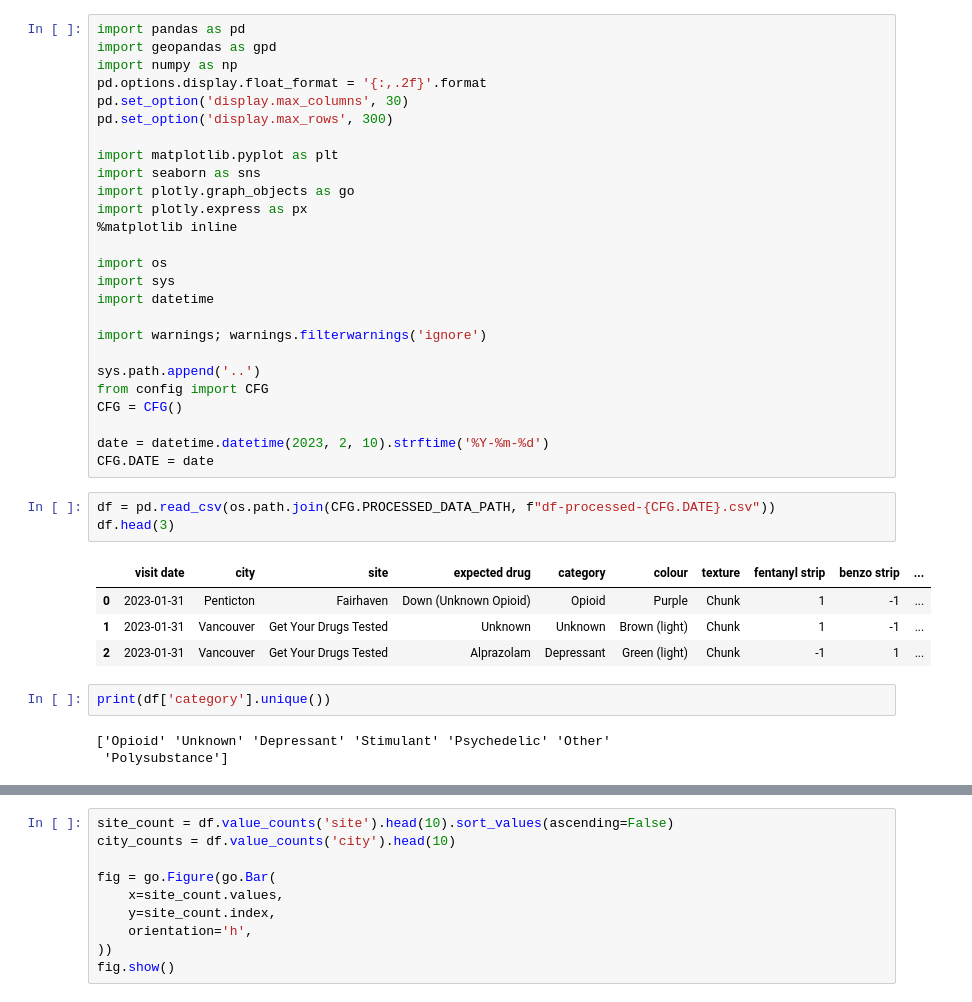
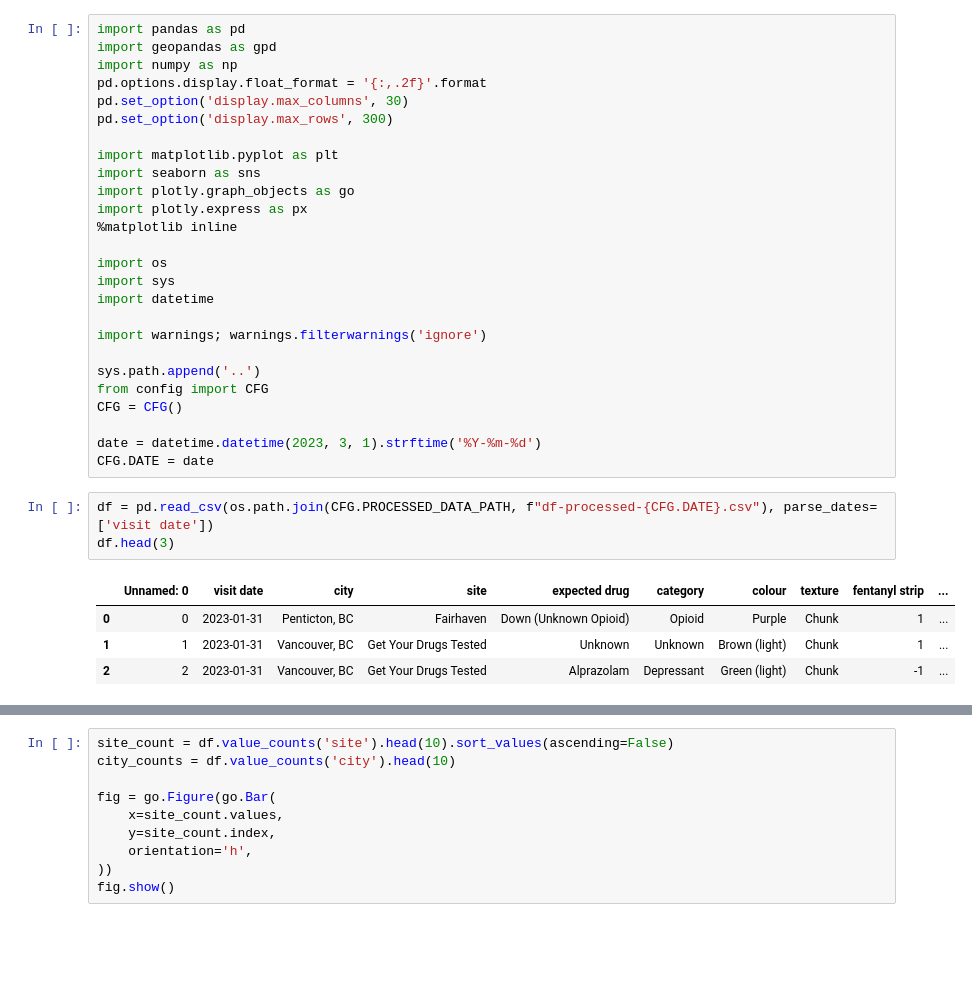
Before and after one commit to Graham-Broughton/drug-testing-project, a Jupyter notebook: notebooks/3.EDA_features_GB.ipynb, the cells around one changed output, grey strips where cells are left out. Cells and saved outputs as stored; diff of their text form; blank space fills up the shorter version.

```diff
--- a/notebooks/3.EDA_features_GB.ipynb
+++ b/notebooks/3.EDA_features_GB.ipynb
@@ -22,18 +22,13 @@ sys.path.append('..')
 from config import CFG
 CFG = CFG()
 
-date = datetime.datetime(2023, 2, 10).strftime('%Y-%m-%d')
+date = datetime.datetime(2023, 3, 1).strftime('%Y-%m-%d')
 CFG.DATE = date
 # %%
-df = pd.read_csv(os.path.join(CFG.PROCESSED_DATA_PATH, f"df-processed-{CFG.DATE}.csv"))
+df = pd.read_csv(os.path.join(CFG.PROCESSED_DATA_PATH, f"df-processed-{CFG.DATE}.csv"), parse_dates=['visit date'])
 df.head(3)
 # %% [output]
-|  | visit date | city | site | expected drug | category | colour | texture | fentanyl strip | benzo strip | ... |
-| 0 | 2023-01-31 | Penticton | Fairhaven | Down (Unknown Opioid) | Opioid | Purple | Chunk | 1 | -1 | ... |
-| 1 | 2023-01-31 | Vancouver | Get Your Drugs Tested | Unknown | Unknown | Brown (light) | Chunk | 1 | -1 | ... |
-| 2 | 2023-01-31 | Vancouver | Get Your Drugs Tested | Alprazolam | Depressant | Green (light) | Chunk | -1 | 1 | ... |
+|  | Unnamed: 0 | visit date | city | site | expected drug | category | colour | texture | fentanyl strip | ... |
+| 0 | 0 | 2023-01-31 | Penticton, BC | Fairhaven | Down (Unknown Opioid) | Opioid | Purple | Chunk | 1 | ... |
+| 1 | 1 | 2023-01-31 | Vancouver, BC | Get Your Drugs Tested | Unknown | Unknown | Brown (light) | Chunk | 1 | ... |
+| 2 | 2 | 2023-01-31 | Vancouver, BC | Get Your Drugs Tested | Alprazolam | Depressant | Green (light) | Chunk | -1 | ... |
-# %%
-print(df['category'].unique())
-# %% [output]
-['Opioid' 'Unknown' 'Depressant' 'Stimulant' 'Psychedelic' 'Other'
- 'Polysubstance']
```
Also changed, not shown: parts of 9 cells of this notebook, 5 other files.
